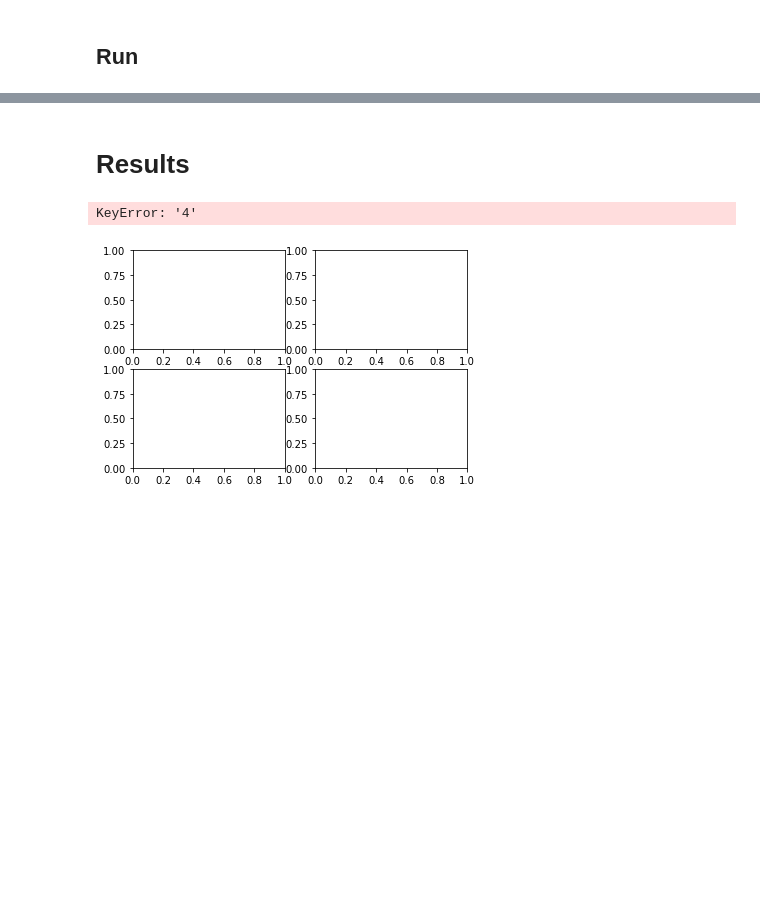
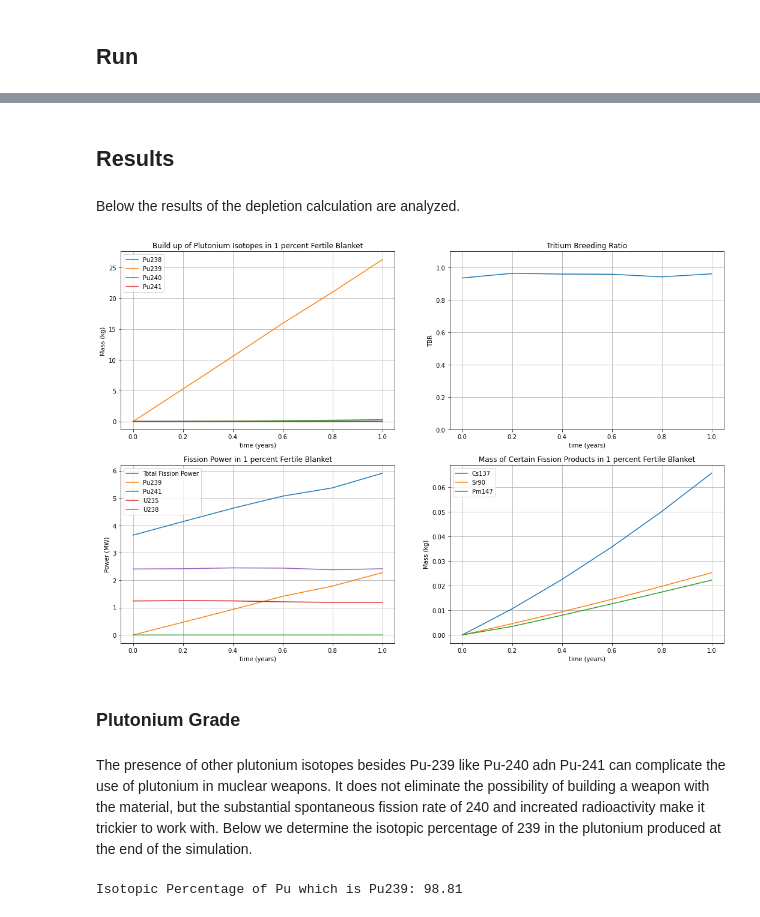
Before and after one commit to jlball/arc-proliferation, a Jupyter notebook: arc2018/arc2018_depletion.ipynb, the cells around one changed output, grey strips where cells are left out. Drawn from its saved outputs; the diff is of its cells as text; code cells hidden in the pictures; blank space fills up the shorter version.

Commit message:
Added plutonium isotopic analysis, as well as plot of TBR instead of U238 mass

```diff
--- a/arc2018/arc2018_depletion.ipynb
+++ b/arc2018/arc2018_depletion.ipynb
@@ -191,5 +357,7 @@ integrator.integrate()
 # %% [markdown]
-# Results
+## Results
+# %% [markdown]
+Below the results of the depletion calculation are analyzed.
 # %%
 results = openmc.deplete.ResultsList.from_hdf5("depletion_results.h5")
 times, _ = results.get_atoms("9", 'Pu239')
@@ -228,17 +397,21 @@ fis_power = fis_vals * 1.86e20 * 200 * 1.602e-13 * 1e-6
 # Helper functions
 #Converts number of atoms to kg of that isotope
 def convert_to_kg(num_atoms, isotope):
-    moles = num_atoms / (6.022e23) #divide by avogadro number to get in moles
+    moles = num_atoms / Avogadro #divide by avogadro number to get in moles
     mass = (moles * data.atomic_mass(isotope))*0.001 #in kg (atmoic mass is molar mass in units of g/mol)
     return mass
 
-#Retrieve the mass of a particular isotope in the blanket
-def get_mass(isotope):
+def get_atoms(isotope):
     atoms = 0
     for mat in blanket_material_ids:
         _, result = results.get_atoms(mat, isotope)
         atoms += result
 
+    return atoms
+
+#Retrieve the mass of a particular isotope in the blanket
+def get_mass(isotope):
+    atoms = get_atoms(isotope)
     mass = convert_to_kg(atoms, isotope)
     return mass
 
@@ -258,35 +431,49 @@ fig, axs = plt.subplots(2, 2)
 #Plot of Plutonium Mass
 for iso in plut_isotopes:
     axs[0, 0].plot(times, get_mass(iso), label=iso)
 axs[0, 0].set(xlabel='time (years)', ylabel='Mass (kg)',
     title='Build up of Plutonium Isotopes in 1 percent Fertile Blanket')
 axs[0, 0].legend()
 axs[0, 0].grid()
 
 #Plot of fission power
 axs[1, 0].plot(times, fis_power, label='Total Fission Power')
 for iso in fis_isotopes:
     axs[1, 0].plot(times, get_fis_power(iso), label=iso)
 axs[1, 0].set(xlabel='time (years)', ylabel='Power (MW)',
     title='Fission Power in 1 percent Fertile Blanket')
 axs[1, 0].legend()
 axs[1, 0].grid()
 
 #Plot of Uranium mass
-axs[0, 1].plot(times, get_mass('U238'), label='U238')
-axs[0, 1].set(xlabel='time (years)', ylabel='Mass (kg)',
-    title='Mass of U238 in 1 percent Fertile Blanket')
+axs[0, 1].plot(times, tbr_vals, label='TBR')
+axs[0, 1].set(xlabel='time (years)', ylabel='TBR',
+    title='Tritium Breeding Ratio')
+axs[0, 1].set_ylim((0, 1.1))
 axs[0, 1].grid()
 
 #Plot of fission product masses
 for iso in fis_products:
     axs[1, 1].plot(times, get_mass(iso), label=iso)
 axs[1, 1].set(xlabel='time (years)', ylabel='Mass (kg)',
     title='Mass of Certain Fission Products in 1 percent Fertile Blanket')
 axs[1, 1].legend()
 axs[1, 1].grid()
 
+plt.gcf().set_size_inches(18, 12)
 plt.show()
 # %% [output]
-KeyError: '4'
-[figure, old version]
+[figure, new version]
+# %% [markdown]
+### Plutonium Grade
+# %% [markdown]
+The presence of other plutonium isotopes besides Pu-239 like Pu-240 adn Pu-241 can complicate the use of plutonium in muclear weapons. It does not eliminate the possibility of building a weapon with the material, but the substantial spontaneous fission rate of 240 and increated radioactivity make it trickier to work with. Below we determine the isotopic percentage of 239 in the plutonium produced at the end of the simulation.
+# %%
+total_pu_atoms = 0
+for iso in plut_isotopes:
+    total_pu_atoms += get_atoms(iso)[-1]
+
+pu239_atoms = get_atoms('Pu239')[-1]
+print('Isotopic Percentage of Pu which is Pu239:', round(pu239_atoms/total_pu_atoms * 100, 2))
+# %% [output]
+Isotopic Percentage of Pu which is Pu239: 98.81
```
Also changed, not shown: parts of 7 cells of this notebook.
